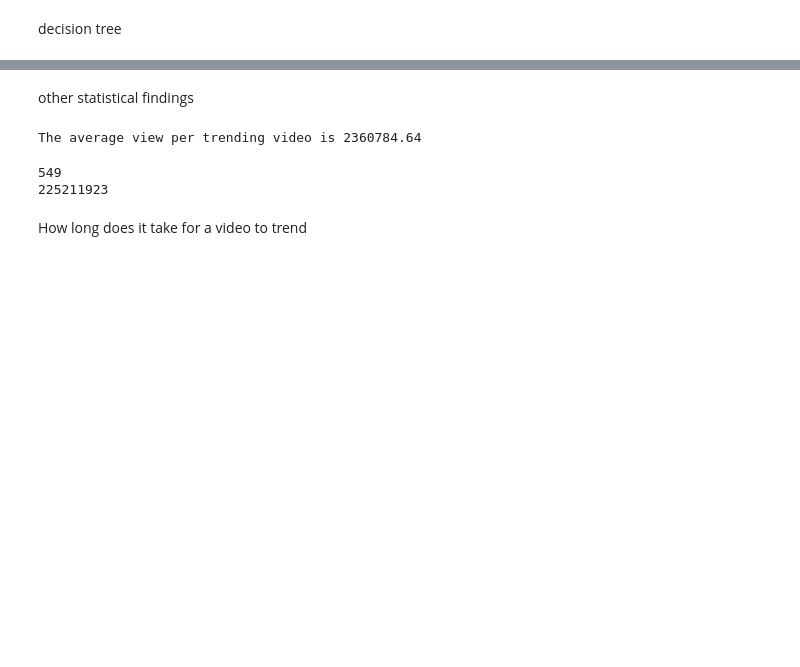
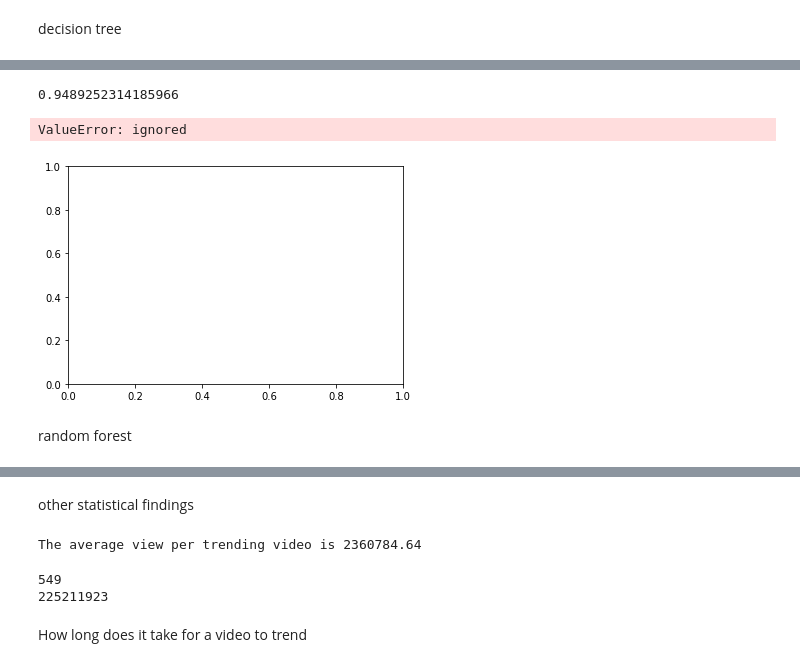
Before and after one commit to cybertraining-dsc/fa20-523-327, a Jupyter notebook: project/youtubeanalysis.ipynb, the cells around one changed output, grey strips where cells are left out. Cells and saved outputs as stored; diff of their text form; code cells hidden in the pictures; blank space fills up the shorter version.

Commit message:
created better model

```diff
--- a/project/youtubeanalysis.ipynb
+++ b/project/youtubeanalysis.ipynb
@@ -104,2 +83,10 @@ description : 570
+# %%
+#create new columns
+df['td_month'] = df['trending_date'].dt.month
+df['td_day'] = df['trending_date'].dt.day
+df['td_year'] = df['trending_date'].dt.year
+df['p_month'] = df['publish_time'].dt.month
+df['p_day'] = df['publish_time'].dt.day
+df['p_year'] = df['publish_time'].dt.year
 # %% [markdown]
 decision tree
@@ -136,5 +93,4 @@ inputs.head()
 # %%
-inputs_n = inputs.drop(['trending_date', 'title', 'channel_title', 'category_id', 'publish_time', 'tags',
-                        'likes', 'dislikes', 'comment_count', 'thumbnail_link', 'comments_disabled',
-                        'ratings_disabled', 'video_error_or_removed', 'description'], axis = 'columns')
-inputs_n
+#drop fields that cannot be ran through model or relevant
+df = df.drop(['trending_date','video_id', 'title', 'channel_title', 'publish_time', 'tags',
+             'thumbnail_link', 'description'], axis = 'columns')
@@ -151,4 +97,11 @@ x_train, x_test, y_train, y_test = train_test_split(x, y, test_size = 0.8, rando
+# %%
+#test
+x = df[['category_id', 'likes', 'dislikes', 'comment_count',
+         'comments_disabled', 'ratings_disabled', 'video_error_or_removed', 'td_month',
+         'td_day', 'td_year', 'p_month', 'p_day', 'p_year']]
+y = df["views"]
+x_train, x_test, y_train, y_test = train_test_split(x, y, test_size = 0.3, random_state = 33)
 # %%
-DecisionTree_Class_Model = DecisionTreeClassifier()
+DecisionTree_Class_Model = DecisionTreeRegressor()
 # %%
 DecisionTree_Class_Model.fit(x_train, y_train)
@@ -167,0 +111,19 @@ array(['18.12.02', '17.19.12', '17.24.11', ..., '17.19.12', '18.23.01',
+# %%
+explained_variance_score(y_test, y_pred)
+# %% [output]
+0.9489252314185966
+# %%
+plt.figure()
+plt.scatter(x, y, s = 20, edgecolor = "black", c = "darkorange", label = "data")
+plt.plot(x_test, y_pred, color = "cornflowerblue", label = "test", linewidth = 2)
+
+plt.xlabel("data")
+plt.ylabel("target")
+plt.title("Decision Tree Regression")
+plt.legend()
+plt.show()
+# %% [output]
+ValueError: ignored
+[figure, added]
+# %% [markdown]
+random forest
```
Also changed, not shown: parts of 37 cells of this notebook.
